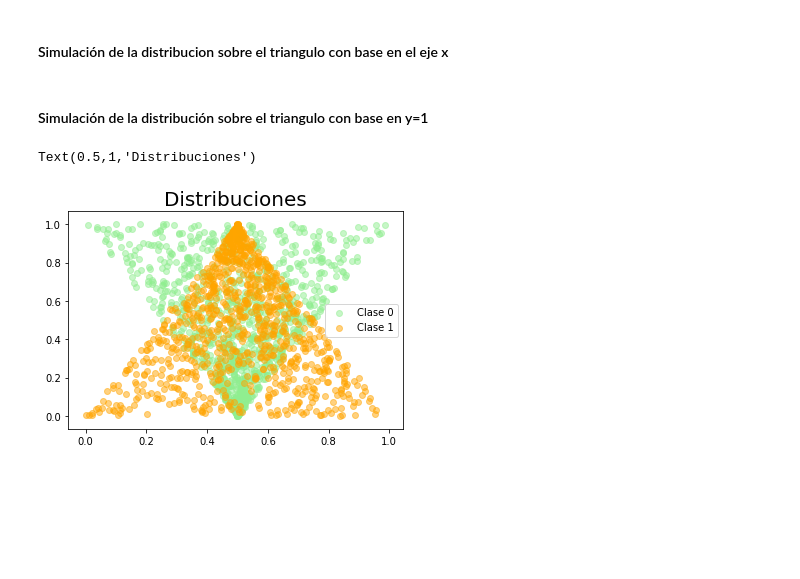
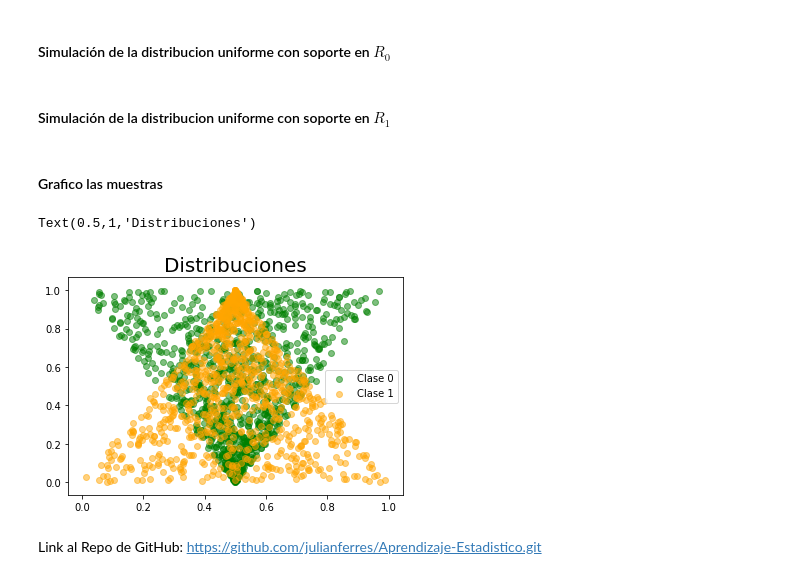
Before and after one commit to julianferres/Aprendizaje-Estadistico, a Jupyter notebook: Clasificador por particiones/simulacion_uniformes.ipynb, the cells around one changed output. Drawn from its saved outputs; the diff is of its cells as text; code cells hidden in the pictures; blank space fills up the shorter version.

```diff
--- a/Clasificador por particiones/simulacion_uniformes.ipynb
+++ b/Clasificador por particiones/simulacion_uniformes.ipynb
@@ -8,5 +23,5 @@ import seaborn as sns
 # %%
 n = 1000 #Tamaño de muestra
 # %% [markdown]
-#### Simulación de la distribucion sobre el triangulo con base en el eje x
+#### Simulación de la distribucion uniforme con soporte en $R_0$
 # %%
@@ -17,7 +31,7 @@ x1 = np.zeros((n,))
 for i in range(n):
     x1[i] = np.random.uniform((1-y1[i])/2 ,(1+y1[i])/2)
 # %% [markdown]
-#### Simulación de la distribución sobre el triangulo con base en y=1
+#### Simulación de la distribucion uniforme con soporte en $R_1$
 # %%
 y2 = np.random.uniform( 0, 1, n )
 
@@ -25,11 +39,15 @@ x2 = np.zeros((n,))
 
 for i in range(n):
     x2[i] = np.random.uniform( y2[i]/2 , 1 - y2[i]/2)
+# %% [markdown]
+#### Grafico las muestras
 # %%
-g = plt.scatter( x1 , y1 , alpha='0.5', color='lightgreen', label = 'Clase 0');
+g = plt.scatter( x1 , y1 , alpha='0.5', color='green', label = 'Clase 0');
 g = plt.scatter( x2 , y2 , alpha='0.5', color='orange', label = 'Clase 1');
 plt.legend();
 plt.title("Distribuciones", fontsize=20)
 # %% [output]
 Text(0.5,1,'Distribuciones')
-[figure, old version]
+[figure, new version]
+# %% [markdown]
+Link al Repo de GitHub: https://github.com/julianferres/Aprendizaje-Estadistico.git
```
Also changed, not shown: parts of 6 cells of this notebook, 4 other files.
